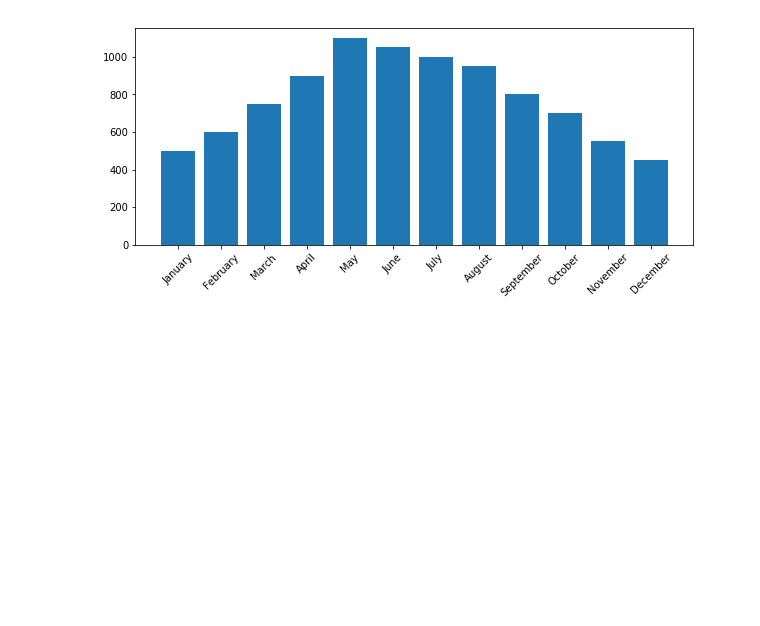
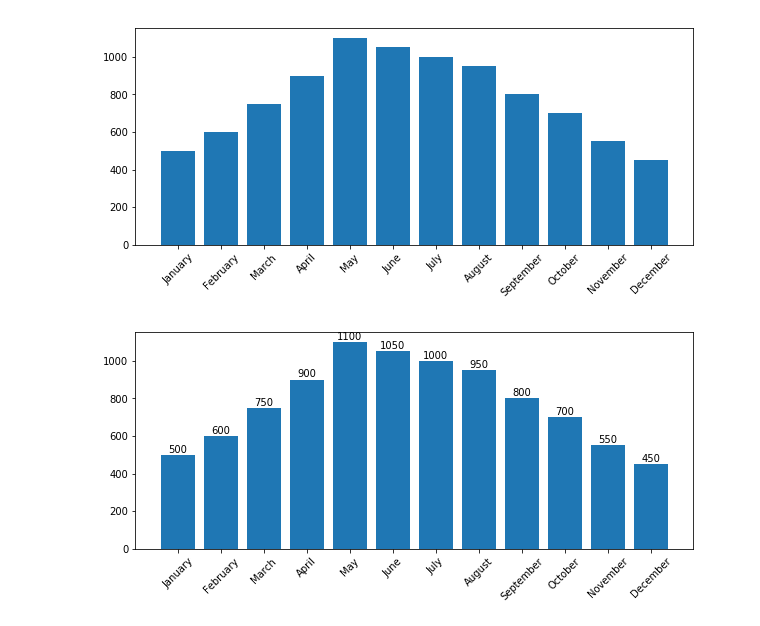
Before and after one commit to allaccountstaken/matplotlib, a Jupyter notebook: basic_plots.ipynb, the cells around one changed output. Saved outputs shown, nothing was run; the diff lists cells and outputs as text; code cells hidden in the pictures; blank space fills up the shorter version.

Commit message:
demo of basic bar plot with annotaion on the bars

```diff
--- a/basic_plots.ipynb
+++ b/basic_plots.ipynb
@@ -56,0 +57,4 @@ for rect in plot:
+# %%
+fig
+# %% [output]
+[figure, added]
```
Also changed, not shown: parts of 2 cells of this notebook.
